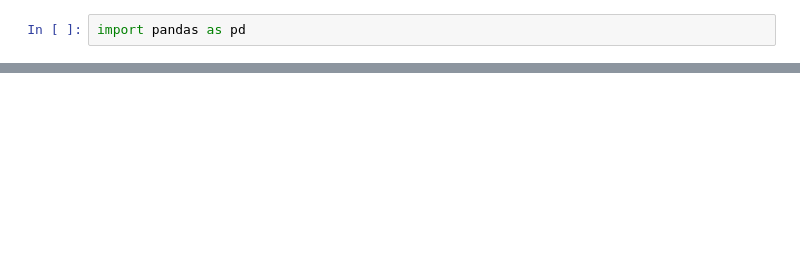
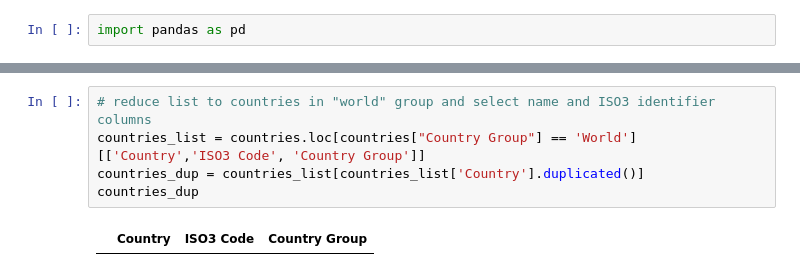
Before and after one commit to IshemZ/projet-poule-qui-chante, a Jupyter notebook: notebooks/countries.ipynb, the cells around one changed output, grey strips where cells are left out. Drawn from its saved outputs; the diff is of its cells as text; blank space fills up the shorter version.

```diff
--- a/notebooks/countries.ipynb
+++ b/notebooks/countries.ipynb
@@ -19,0 +51,7 @@ countries
+# %%
+# reduce list to countries in "world" group and select name and ISO3 identifier columns
+countries_list = countries.loc[countries["Country Group"] == 'World'][['Country','ISO3 Code', 'Country Group']]
+countries_dup = countries_list[countries_list['Country'].duplicated()]
+countries_dup
+# %% [output]
+|  | Country | ISO3 Code | Country Group |
```
Also changed, not shown: parts of 7 cells of this notebook, 48 other files.
